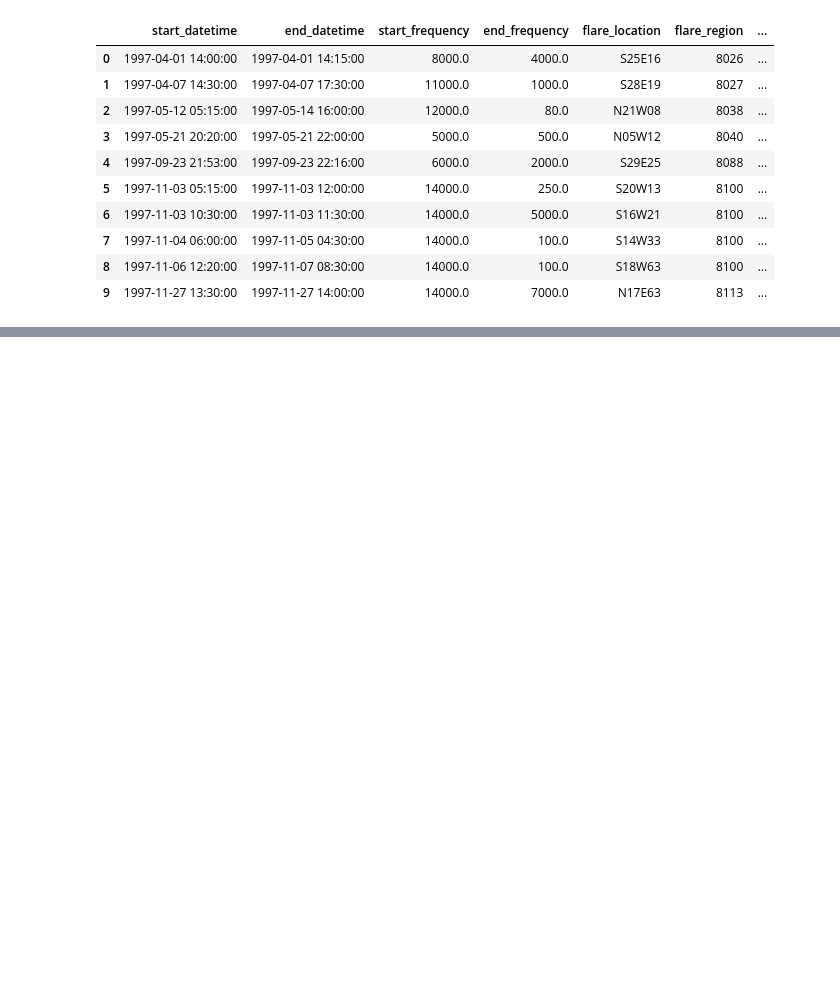
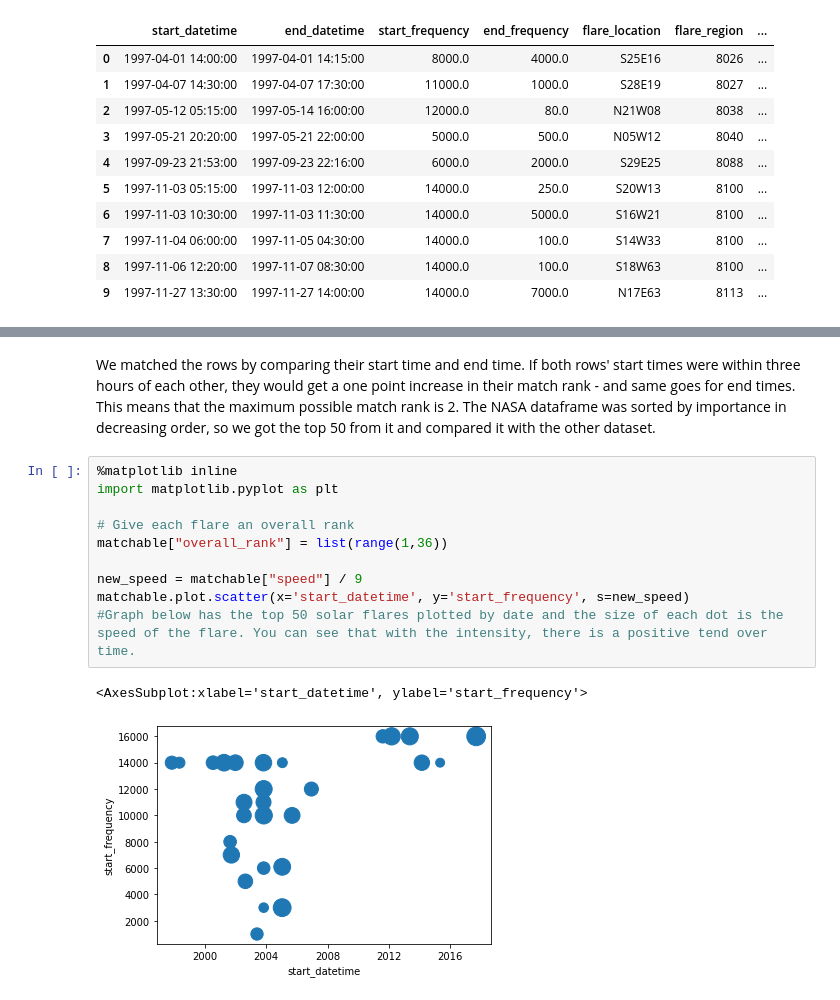
Before and after one commit to M-Sender/cmps3160, a Jupyter notebook: _projects/project1.ipynb, the cells around one changed output, grey strips where cells are left out. Cells and saved outputs as stored; diff of their text form; blank space fills up the shorter version.

```diff
--- a/_projects/project1.ipynb
+++ b/_projects/project1.ipynb
@@ -326,0 +337,15 @@ for top_i in dataFrame_update.iterrows():
+# %% [markdown]
+We matched the rows by comparing their start time and end time. If both rows' start times were within three hours of each other, they would get a one point increase in their match rank - and same goes for end times. This means that the maximum possible match rank is 2. The NASA dataframe was sorted by importance in decreasing order, so we got the top 50 from it and compared it with the other dataset.
+# %%
+%matplotlib inline
+import matplotlib.pyplot as plt
+
+# Give each flare an overall rank
+matchable["overall_rank"] = list(range(1,36))
+
+new_speed = matchable["speed"] / 9
+matchable.plot.scatter(x='start_datetime', y='start_frequency', s=new_speed)
+#Graph below has the top 50 solar flares plotted by date and the size of each dot is the speed of the flare. You can see that with the intensity, there is a positive tend over time.
+# %% [output]
+<AxesSubplot:xlabel='start_datetime', ylabel='start_frequency'>
+[figure, added]
```
Also changed, not shown: parts of 5 cells of this notebook.
